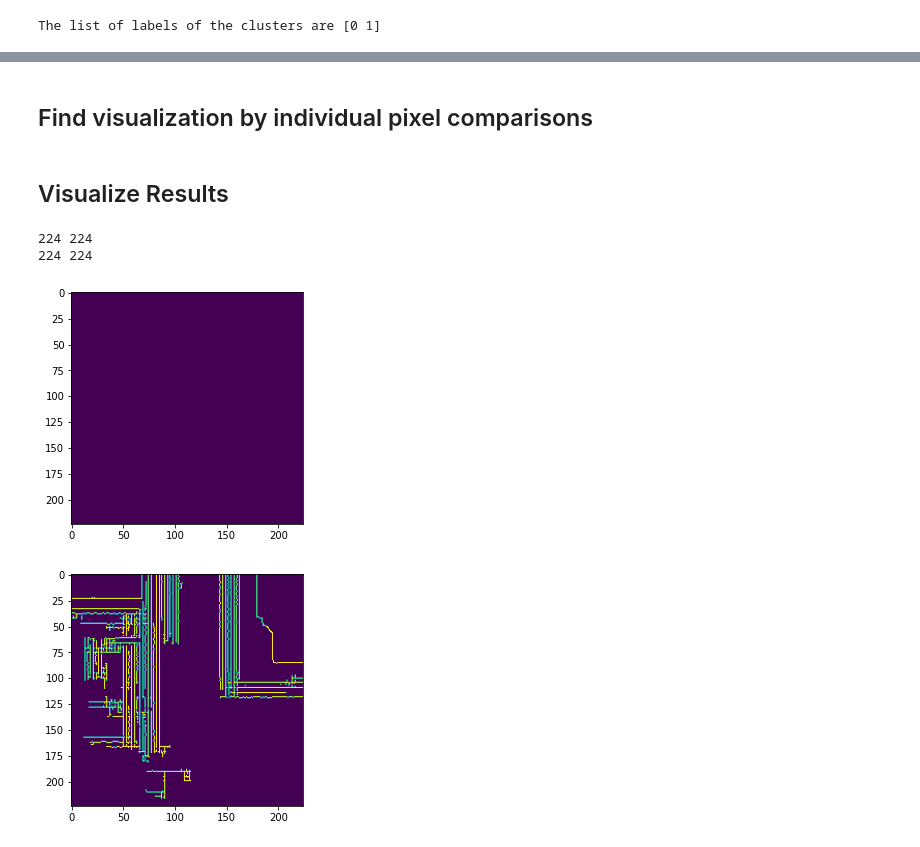
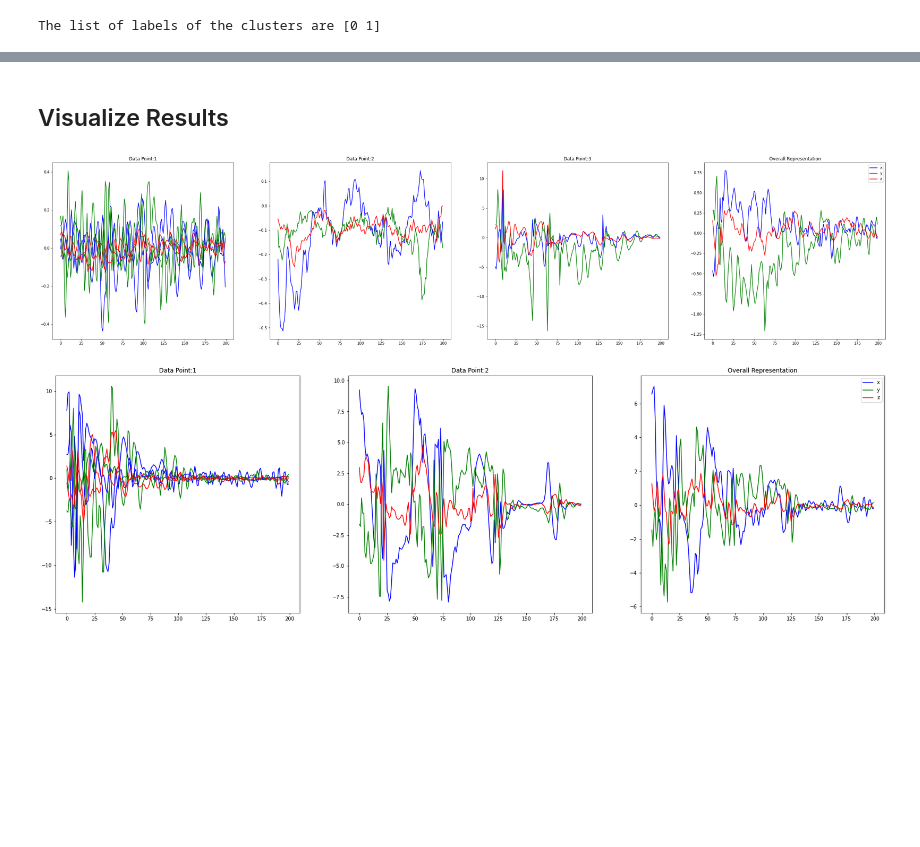
Before and after one commit to anas-awadalla/Incepto, a Jupyter notebook: interpretability_experiments/mPower_Interpretability_Attribution_Experiment.ipynb, the cells around one changed output, grey strips where cells are left out. Saved outputs shown, nothing was run; the diff lists cells and outputs as text; code cells hidden in the pictures; blank space fills up the shorter version.

```diff
--- a/interpretability_experiments/mPower_Interpretability_Attribution_Experiment.ipynb
+++ b/interpretability_experiments/mPower_Interpretability_Attribution_Experiment.ipynb
@@ -253,7 +210,7 @@ ValueError: Found array with 0 feature(s) (shape=(18, 0)) while a minimum of 1 i
 # %%
 from sklearn.decomposition import PCA
 # Make an instance of the Model
-variance = 0.
+variance = 0.9
 pca = PCA(variance)
 # %%
 #fit the data according to our PCA instance
@@ -318,7 +275,7 @@ array([0, 0, 0, 0, 0, 0, 0, 0, 0, 0, 0, 1, 0, 0, 0, 0], dtype=int32)
 # %%
 #Find average "image" for each cluster
 clusters = {}
-for i,j in zip(k_means.labels_,color) :
+for i,j in zip(k_means.labels_,orginal_signal) :
   if i in clusters.keys():
     clusters.get(i).append(j)
     # clusters.update({i:clusters.get(i).append(j)})
@@ -329,11 +296,13 @@ for i,j in zip(k_means.labels_,color) :
 # %%
 import cv2
 
+cos = torch.nn.CosineSimilarity(dim=1, eps=1e-6)
 def get_similar(arr):
-  chosen = arr[0]
+  chosen = trans_equal(torch.tensor(arr[0]))
   x = {}
+  arr = arr[1:]
   for i in range(len(arr)):
-    x.update({i: cv2.compareHist(np.array(chosen, dtype=np.float32), np.array(arr[i], dtype=np.float32), 2)})
+    x.update({i: (sum(cos(torch.tensor(trans_equal(torch.tensor(arr[i]))),chosen))).item()})
   x = {k: v for k, v in sorted(x.items(), key=lambda item: item[1])}
   return (x.keys())
 # %%
@@ -346,5 +315,3 @@ def choose_sim(arr,target,ratio):
       result.append(target[i])
 
   return result
-# %% [markdown]
-## Find visualization by individual pixel comparisons
@@ -370,25 +318,44 @@ def get_representation(arr):
 # %% [markdown]
 ## Visualize Results
+# %%
+import numpy as np
+def pad_output(arr):
+    result = []
+    for i in arr:
+        i = torch.tensor(i)
+        i = trans_equal(i)
+
+        result.append(i)
+    return result
 # %%
 import matplotlib.pyplot as plt
 from scipy import ndimage
 import cv2
 
 i = 0
 for key in clusters.keys():
   fig = plt.figure(figsize=(40,40))
-  ax = fig.add_subplot(8, 8, i + 1)
+  ax = fig.add_subplot(4, 4, i + 1)
   arr = get_similar(clusters.get(key))
   arr = choose_sim(list(arr),clusters.get(key),0)
+  arr = pad_output(arr)
+  for d,num in zip(arr,range(4)):
+    ax.plot(d[0],color='blue',label='x')
+    ax.plot(d[1],color='green',label='y')
+    ax.plot(d[2],color='red',label='z')
+
+    ax.set_title("Data Point:"+str(num))
+    ax = fig.add_subplot(4, 4, i + 1)
+    i += 1
+
   arr = sum(arr)/len(arr)
-  img = torch.tensor(arr).cpu().squeeze().detach().numpy()
-  ax.plt(img[0])
-  ax.plt(img[1])
-  ax.plt(img[2])
+  ax.plot(arr[0],color='blue',label='x')
+  ax.plot(arr[1],color='green',label='y')
+  ax.plot(arr[2],color='red',label='z')
+  ax.set_title("Overall Representation")
   i += 1
-plt.show()
+  plt.legend()
+  plt.show()
 # %% [output]
-224 224
-224 224
-[figure, old version]
+[figure, new version]
-[figure, old version]
+[figure, new version]
```
Also changed, not shown: parts of 18 cells of this notebook, 2 other files.
